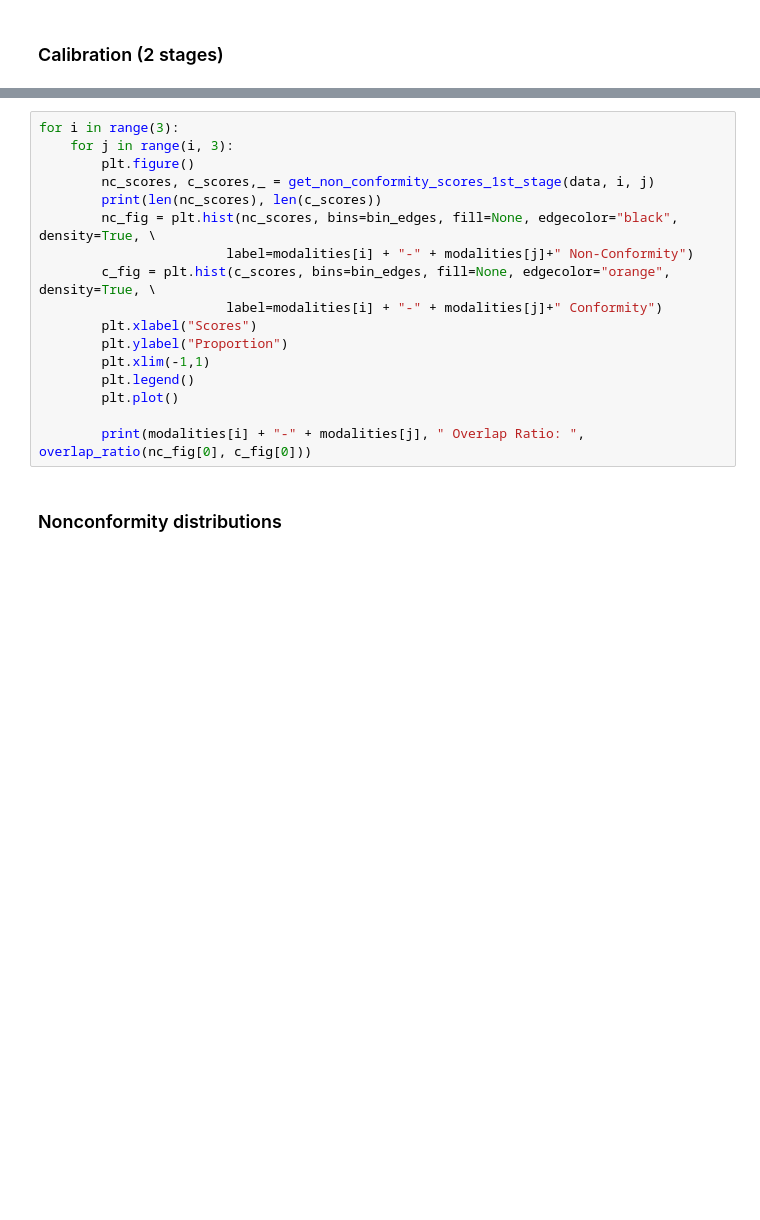
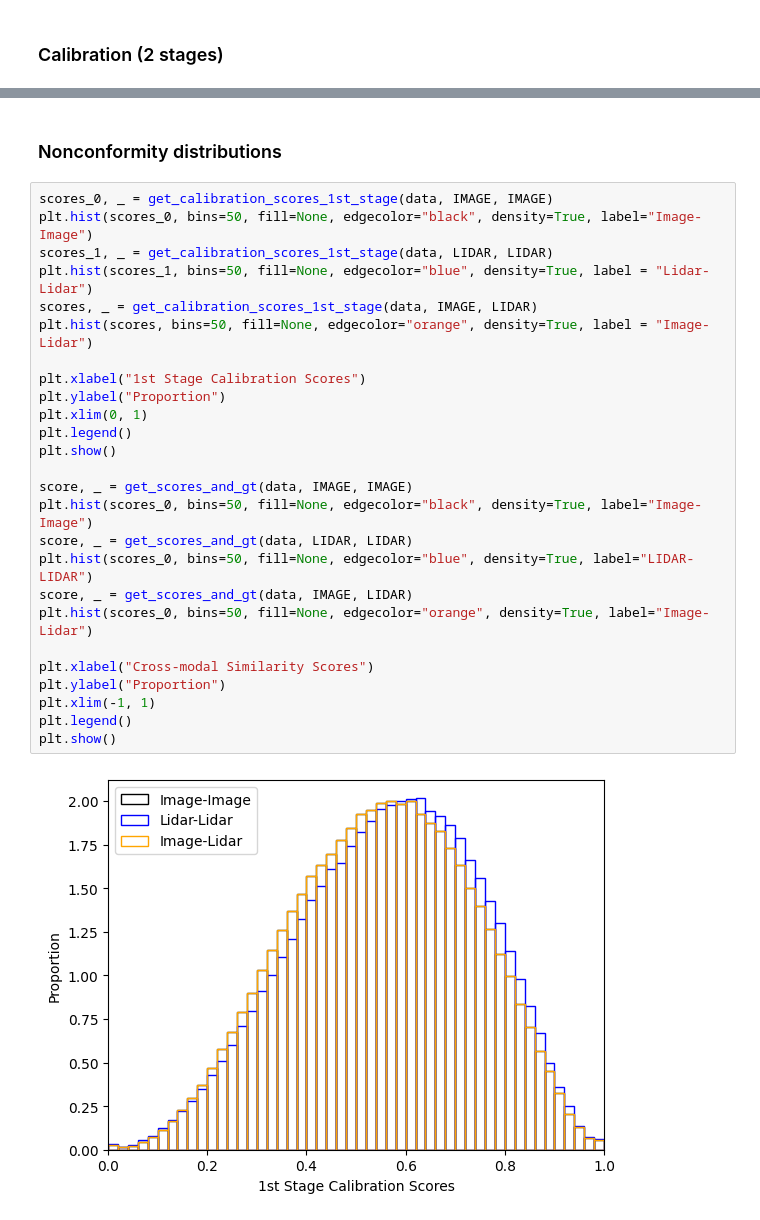
Before and after one commit to UTAustin-SwarmLab/Multi-modal-Data-Alignment, a Jupyter notebook: mmda/plot_nonconformity.ipynb, the cells around one changed output, grey strips where cells are left out. Cells and saved outputs as stored; diff of their text form; blank space fills up the shorter version.

```diff
--- a/mmda/plot_nonconformity.ipynb
+++ b/mmda/plot_nonconformity.ipynb
@@ -129,19 +152,30 @@ for i in range(3):
-# %%
-for i in range(3):
-    for j in range(i, 3):
-        plt.figure()
-        nc_scores, c_scores,_ = get_non_conformity_scores_1st_stage(data, i, j)
-        print(len(nc_scores), len(c_scores))
-        nc_fig = plt.hist(nc_scores, bins=bin_edges, fill=None, edgecolor="black", density=True, \
-                        label=modalities[i] + "-" + modalities[j]+" Non-Conformity")
-        c_fig = plt.hist(c_scores, bins=bin_edges, fill=None, edgecolor="orange", density=True, \
-                        label=modalities[i] + "-" + modalities[j]+" Conformity")
-        plt.xlabel("Scores")
-        plt.ylabel("Proportion")
-        plt.xlim(-1,1)
-        plt.legend()
-        plt.plot()
-
-        print(modalities[i] + "-" + modalities[j], " Overlap Ratio: ", overlap_ratio(nc_fig[0], c_fig[0]))
 # %% [markdown]
 ### Nonconformity distributions
+# %%
+scores_0, _ = get_calibration_scores_1st_stage(data, IMAGE, IMAGE)
+plt.hist(scores_0, bins=50, fill=None, edgecolor="black", density=True, label="Image-Image")
+scores_1, _ = get_calibration_scores_1st_stage(data, LIDAR, LIDAR)
+plt.hist(scores_1, bins=50, fill=None, edgecolor="blue", density=True, label = "Lidar-Lidar")
+scores, _ = get_calibration_scores_1st_stage(data, IMAGE, LIDAR)
+plt.hist(scores, bins=50, fill=None, edgecolor="orange", density=True, label = "Image-Lidar")
+
+plt.xlabel("1st Stage Calibration Scores")
+plt.ylabel("Proportion")
+plt.xlim(0, 1)
+plt.legend()
+plt.show()
+
+score, _ = get_scores_and_gt(data, IMAGE, IMAGE)
+plt.hist(scores_0, bins=50, fill=None, edgecolor="black", density=True, label="Image-Image")
+score, _ = get_scores_and_gt(data, LIDAR, LIDAR)
+plt.hist(scores_0, bins=50, fill=None, edgecolor="blue", density=True, label="LIDAR-LIDAR")
+score, _ = get_scores_and_gt(data, IMAGE, LIDAR)
+plt.hist(scores_0, bins=50, fill=None, edgecolor="orange", density=True, label="Image-Lidar")
+
+plt.xlabel("Cross-modal Similarity Scores")
+plt.ylabel("Proportion")
+plt.xlim(-1, 1)
+plt.legend()
+plt.show()
+# %% [output]
+[figure, added]
```
Also changed, not shown: parts of 12 cells of this notebook, 2 other files.
